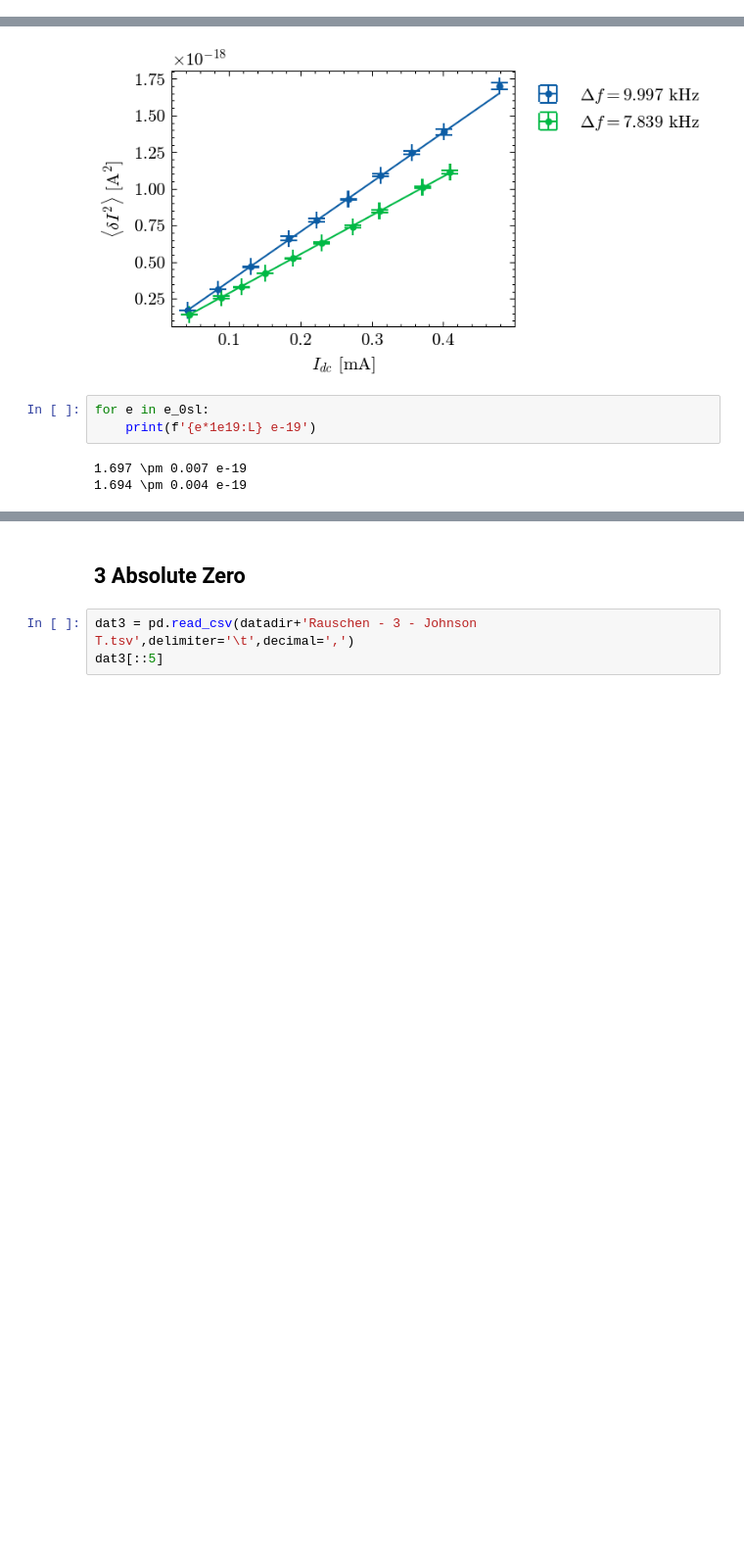
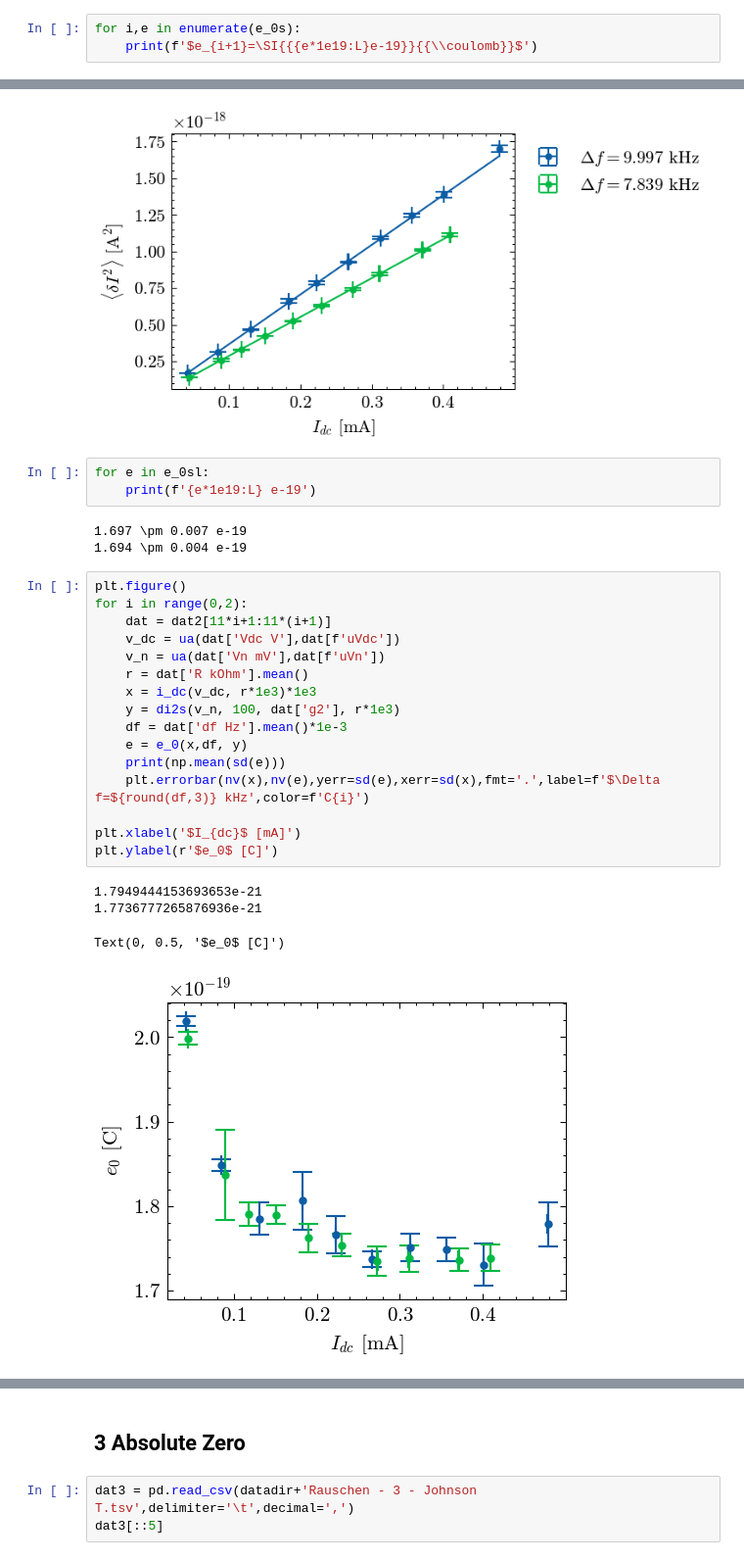
Before and after one commit to emhl/FP2, a Jupyter notebook: rauschen.ipynb, the cells around one changed output, grey strips where cells are left out. Shown at 98% size. Cells and saved outputs as stored; diff of their text form; blank space fills up the shorter version.

```diff
--- a/rauschen.ipynb
+++ b/rauschen.ipynb
@@ -317,3 +317,6 @@ e_0s
 [1.8759918868696377e-19+/-3.9322127613866956e-21,
  1.8383934270511287e-19+/-3.7732303603843444e-21]
 [figure]
+# %%
+for i,e in enumerate(e_0s):
+    print(f'$e_{i+1}=\SI{{{e*1e19:L}e-19}}{{\\coulomb}}$')
@@ -354,3 +360,24 @@ for e in e_0sl:
 # %% [output]
 1.697 \pm 0.007 e-19
 1.694 \pm 0.004 e-19
+# %%
+plt.figure()
+for i in range(0,2):
+    dat = dat2[11*i+1:11*(i+1)]
+    v_dc = ua(dat['Vdc V'],dat[f'uVdc'])
+    v_n = ua(dat['Vn mV'],dat[f'uVn'])
+    r = dat['R kOhm'].mean()
+    x = i_dc(v_dc, r*1e3)*1e3
+    y = di2s(v_n, 100, dat['g2'], r*1e3)
+    df = dat['df Hz'].mean()*1e-3
+    e = e_0(x,df, y)
+    print(np.mean(sd(e)))
+    plt.errorbar(nv(x),nv(e),yerr=sd(e),xerr=sd(x),fmt='.',label=f'$\Delta f=${round(df,3)} kHz',color=f'C{i}')
+
+plt.xlabel('$I_{dc}$ [mA]')
+plt.ylabel(r'$e_0$ [C]')
+# %% [output]
+1.7949444153693653e-21
+1.7736777265876936e-21
+Text(0, 0.5, '$e_0$ [C]')
+[figure, added]
```
Also changed, not shown: parts of 4 cells of this notebook, 1 other file.
